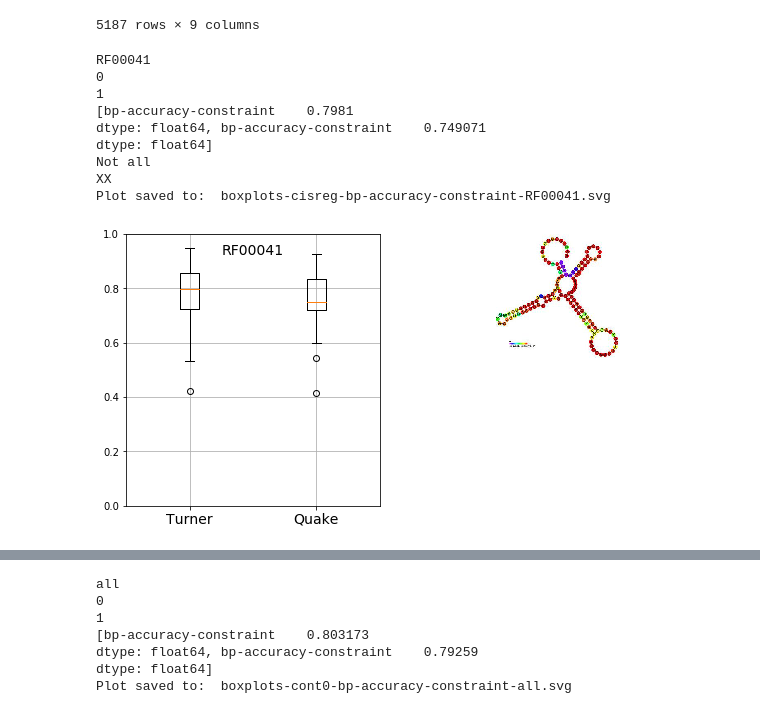
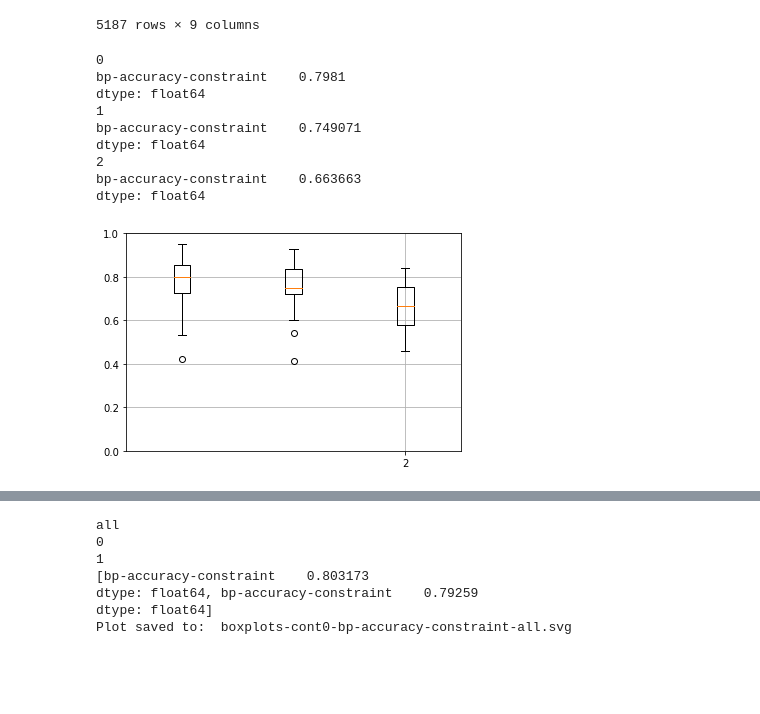
Before and after one commit to mmiladi/mmfold, a Jupyter notebook: cisreg/Benchmark-CisReg.ipynb, the cells around one changed output, grey strips where cells are left out. Cells and saved outputs as stored; diff of their text form; code cells hidden in the pictures; blank space fills up the shorter version.

```diff
--- a/cisreg/Benchmark-CisReg.ipynb
+++ b/cisreg/Benchmark-CisReg.ipynb
@@ -398,6 +355,7 @@ len(df_total_turner)
 # %%
-df_all_appended = df_total_turner.append(df_total_andero).append(df_total_quake)
+# df_all_appended = df_total_turner.append(df_total_andero).append(df_total_quake)
 # df_all_appended.to_csv('201702XX-newvienna-df_turner-andero-quake_assym_50size_200-context_newquake.csv')
+df_all_appended = pd.DataFrame.from_csv('20170212-newvienna-df_turner-andero-quake_assym_50size_200-context_newquake.csv')
 # %%
 len(df_all_appended)
 # %% [output]
@@ -502,15 +460,15 @@ def plot_family(dfs, famid, measure='bp-accuracy-constraint', famwise=False, pdf
     print "Plot saved to: ", pdfname
     plt.show()
 # %%
-plot_family([df_all_appended[df_all_appended['energy-param']=='turner'], df_all_appended[df_all_appended['energy-param']=='quake']], 'RF00041')
+plot_family([df_all_appended[df_all_appended['energy-param']==param] for param in ['turner', 'quake', 'andero'] ], 'RF00041')
 # %% [output]
-RF00041
 0
+bp-accuracy-constraint    0.7981
+dtype: float64
 1
-[bp-accuracy-constraint    0.7981
-dtype: float64, bp-accuracy-constraint    0.749071
-dtype: float64]
-Not all
-XX
-Plot saved to:  boxplots-cisreg-bp-accuracy-constraint-RF00041.svg
+bp-accuracy-constraint    0.749071
+dtype: float64
+2
+bp-accuracy-constraint    0.663663
+dtype: float64
-[figure, old version]
+[figure, new version]
```
Also changed, not shown: parts of 10 cells of this notebook.
